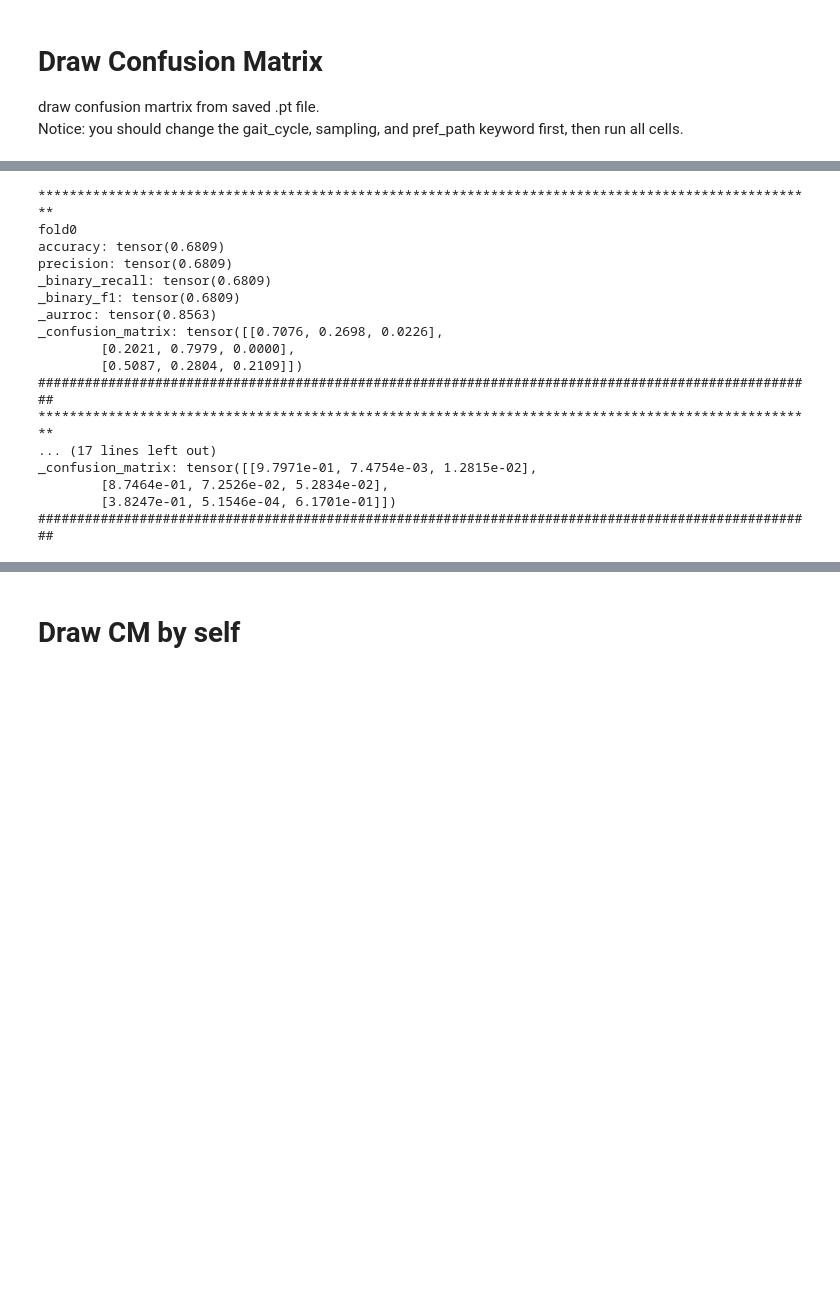
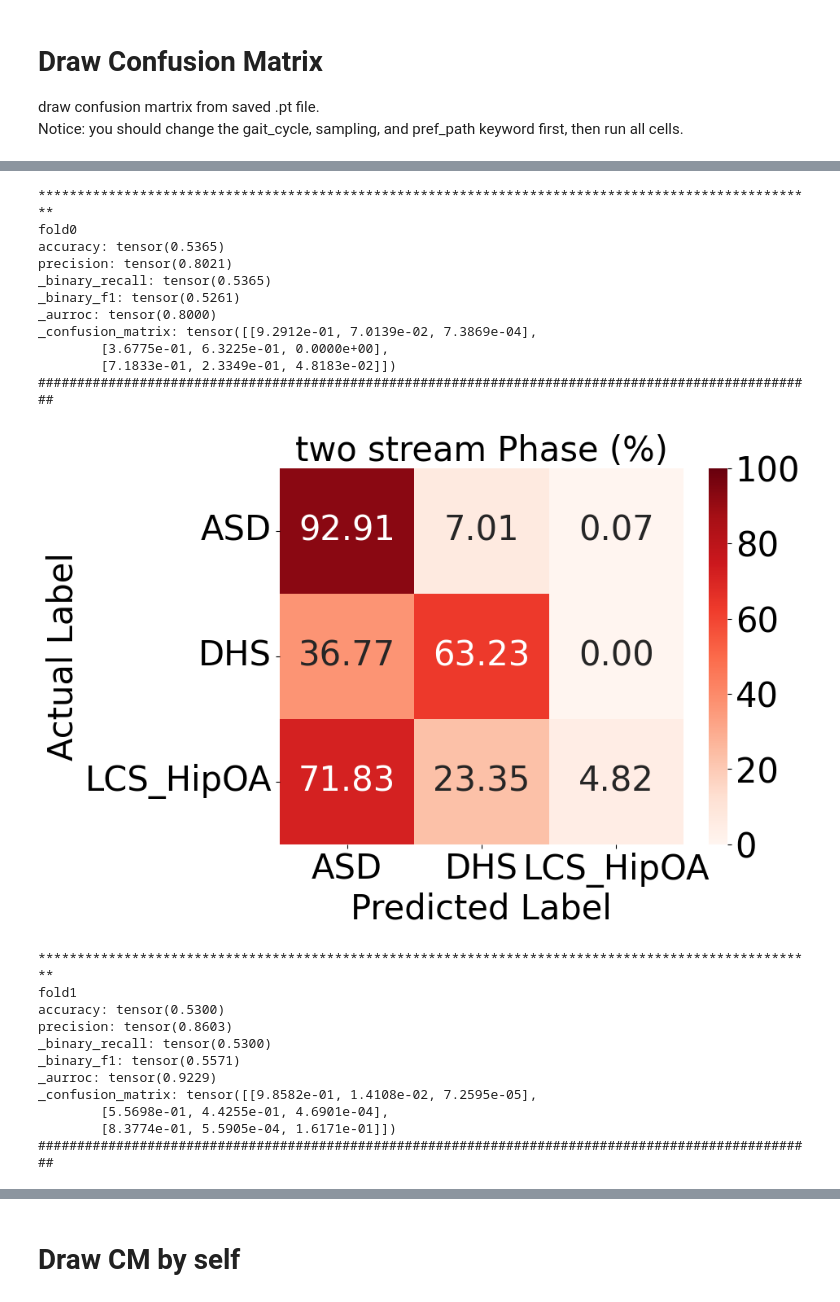
Before and after one commit to ChenKaiXuSan/Skeleton_ASD_PyTorch, a Jupyter notebook: analysis/draw_CM.ipynb, the cells around one changed output, grey strips where cells are left out. Saved outputs shown, nothing was run; the diff lists cells and outputs as text; code cells hidden in the pictures; blank space fills up the shorter version.

```diff
--- a/analysis/draw_CM.ipynb
+++ b/analysis/draw_CM.ipynb
@@ -36,48 +36,72 @@ from torchmetrics.classification import (
     MulticlassRecall,
     MulticlassF1Score,
     MulticlassConfusionMatrix,
     MulticlassAUROC,
 )
+import matplotlib.pyplot as plt
+import seaborn as sns
 
 # define metrics
 num_class = 3
-_accuracy = MulticlassAccuracy(num_class, average='micro')
-_precision = MulticlassPrecision(num_class, average='micro')
-_recall = MulticlassRecall(num_class, average='micro')
-_f1_score = MulticlassF1Score(num_class, average='micro')
+_accuracy = MulticlassAccuracy(num_class)
+_precision = MulticlassPrecision(num_class)
+_recall = MulticlassRecall(num_class)
+_f1_score = MulticlassF1Score(num_class)
 _auroc = MulticlassAUROC(num_class)
 _confusion_matrix = MulticlassConfusionMatrix(num_class, normalize="true")
 
 
 for i in range(3):
 
 	label = torch.load(f"{pref_path}/resnet_{sampling}_{i}_label.pt")
 	pred = torch.load(f"{pref_path}/resnet_{sampling}_{i}_pred.pt")
 
 	print('*' * 100)
 	print(f"fold{i}")
 	print('accuracy: %s' % _accuracy(pred, label))
 	print('precision: %s' % _precision(pred, label))
 	print('_binary_recall: %s' % _recall(pred, label))
 	print('_binary_f1: %s' % _f1_score(pred, label))
 	print('_aurroc: %s' % _auroc(pred, label))
 	print('_confusion_matrix: %s' % _confusion_matrix(pred, label))
 	print('#' * 100)
+
+	# 设置字体和标题样式
+	plt.rcParams.update({'font.size': 30, 'font.family': 'sans-serif'})
+
+	# 假设的混淆矩阵数据
+	confusion_matrix_data = _confusion_matrix(pred, label).cpu().numpy() * 100
+
+	axis_labels = ['ASD', 'DHS', 'LCS_HipOA']
+
+	# 使用matplotlib和seaborn绘制混淆矩阵
+	plt.figure(figsize=(8, 6))
+	sns.heatmap(confusion_matrix_data, annot=True, fmt='.2f', cmap='Reds', xticklabels=axis_labels, yticklabels=axis_labels, vmin=0, vmax=100)
+	plt.title(f'{gait_cycle} Phase (%)', fontsize=30)
+	plt.ylabel('Actual Label', fontsize=30)
+	plt.xlabel('Predicted Label', fontsize=30)
+	plt.show()
 # %% [output]
 ****************************************************************************************************
 fold0
-accuracy: tensor(0.6809)
-precision: tensor(0.6809)
-_binary_recall: tensor(0.6809)
-_binary_f1: tensor(0.6809)
-_aurroc: tensor(0.8563)
-_confusion_matrix: tensor([[0.7076, 0.2698, 0.0226],
-        [0.2021, 0.7979, 0.0000],
-        [0.5087, 0.2804, 0.2109]])
+accuracy: tensor(0.5365)
+precision: tensor(0.8021)
+_binary_recall: tensor(0.5365)
+_binary_f1: tensor(0.5261)
+_aurroc: tensor(0.8000)
+_confusion_matrix: tensor([[9.2912e-01, 7.0139e-02, 7.3869e-04],
+        [3.6775e-01, 6.3225e-01, 0.0000e+00],
+        [7.1833e-01, 2.3349e-01, 4.8183e-02]])
 ####################################################################################################
-****************************************************************************************************
-... (17 lines left out)
-_confusion_matrix: tensor([[9.7971e-01, 7.4754e-03, 1.2815e-02],
-        [8.7464e-01, 7.2526e-02, 5.2834e-02],
-        [3.8247e-01, 5.1546e-04, 6.1701e-01]])
-####################################################################################################
+[figure, added]
+****************************************************************************************************
+fold1
+accuracy: tensor(0.5300)
+precision: tensor(0.8603)
+_binary_recall: tensor(0.5300)
+_binary_f1: tensor(0.5571)
+_aurroc: tensor(0.9229)
+_confusion_matrix: tensor([[9.8582e-01, 1.4108e-02, 7.2595e-05],
+        [5.5698e-01, 4.4255e-01, 4.6901e-04],
+        [8.3774e-01, 5.5905e-04, 1.6171e-01]])
+####################################################################################################
```
Also changed, not shown: parts of 7 cells of this notebook, 3 other files.
